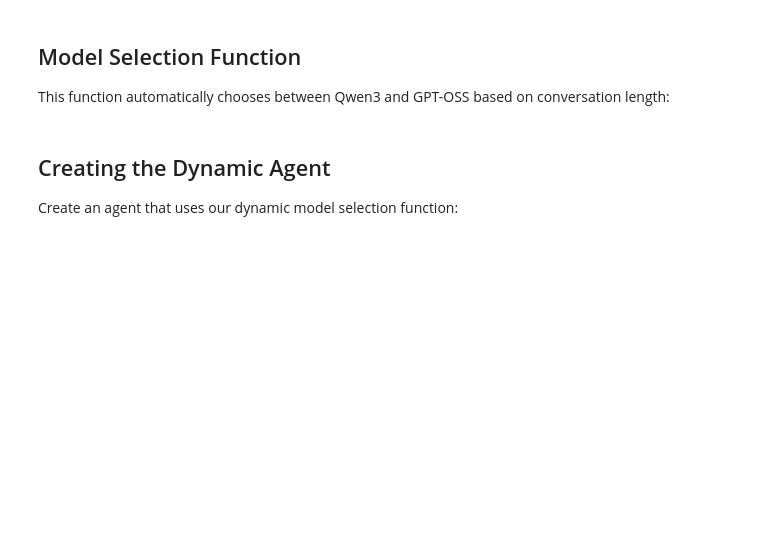
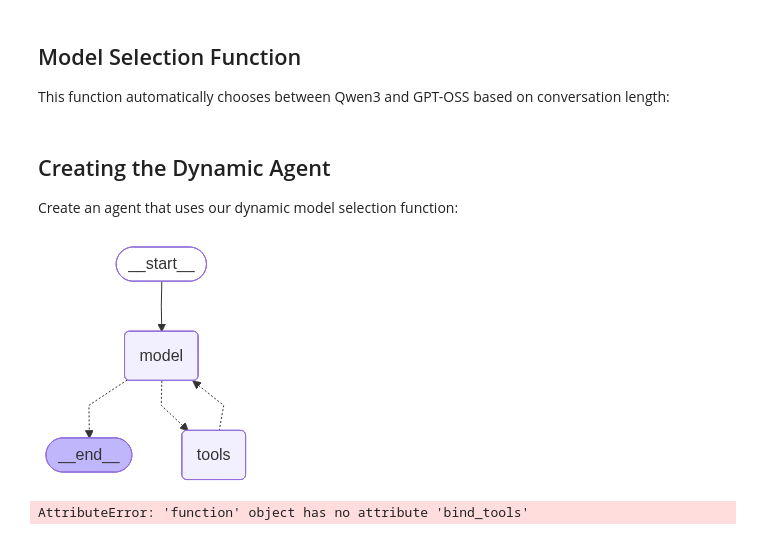
Before and after one commit to laxmimerit/Langchain-and-Ollama, a Jupyter notebook: 12. Agents/Agents.ipynb, the cells around one changed output. Cells and saved outputs as stored; diff of their text form; code cells hidden in the pictures; blank space fills up the shorter version.

```diff
--- a/12. Agents/Agents.ipynb
+++ b/12. Agents/Agents.ipynb
@@ -195,3 +180,11 @@ from langchain_ollama import ChatOllama
 from langchain.agents import create_agent, AgentState
 from langgraph.runtime import Runtime
 import tools
+
+llm = ChatOllama(
+    model="qwen3",
+    temperature=0,
+    base_url="http://localhost:11434"
+).bind_tools([tools.web_search])
+
+llm.invoke('What are the global news headlines today?')
@@ -201,7 +196,7 @@ import tools
 This function automatically chooses between Qwen3 and GPT-OSS based on conversation length:
 # %%
 # Define tool list for both models
-tool_list = [tools.web_search, tools.calculate]
+tool_list = [tools.web_search]
 
 def select_model(state: AgentState, runtime: Runtime) -> ChatOllama:
     """Choose between Qwen3 and GPT-OSS based on conversation length."""
@@ -210,13 +205,22 @@ def select_model(state: AgentState, runtime: Runtime) -> ChatOllama:
 
     if message_count < 10:
         print(f"Using Qwen3 for {message_count} messages")
-        return ChatOllama(model="qwen3", temperature=0.1).bind_tools(tool_list)
+        llm = ChatOllama(
+            model="qwen3",
+            temperature=0.1,
+            base_url="http://localhost:11434"
+        )
+        return llm.bind_tools(tool_list)
+
     else:
         print(f"Switching to GPT-OSS for {message_count} messages")
-        return ChatOllama(model="gpt-oss", temperature=0.0, num_predict=2000).bind_tools(tool_list)
-
-print("Model selection function defined!")
-print("Logic: < 10 messages = Qwen3, >= 10 messages = GPT-OSS")
+        llm = ChatOllama(
+            model="gpt-oss",
+            temperature=0.0,
+            num_predict=2000,
+            base_url="http://localhost:11434"
+        )
+        return llm.bind_tools(tool_list)
 # %% [markdown]
 ## Creating the Dynamic Agent
 
@@ -228,6 +232,14 @@ agent = create_agent(
     tools=tool_list,
     system_prompt=system_prompt
 )
+# %%
+agent
+# %% [output]
+[figure, added]
+# %%
+agent.invoke({"messages": "What is the capital of France?"})
+# %% [output]
+AttributeError: 'function' object has no attribute 'bind_tools'
 # %%
 def demo_conversation_progression(messages):
     """Demonstrate how the agent switches models as conversation grows."""
```
Also changed, not shown: parts of 22 cells of this notebook, 1 other file.
